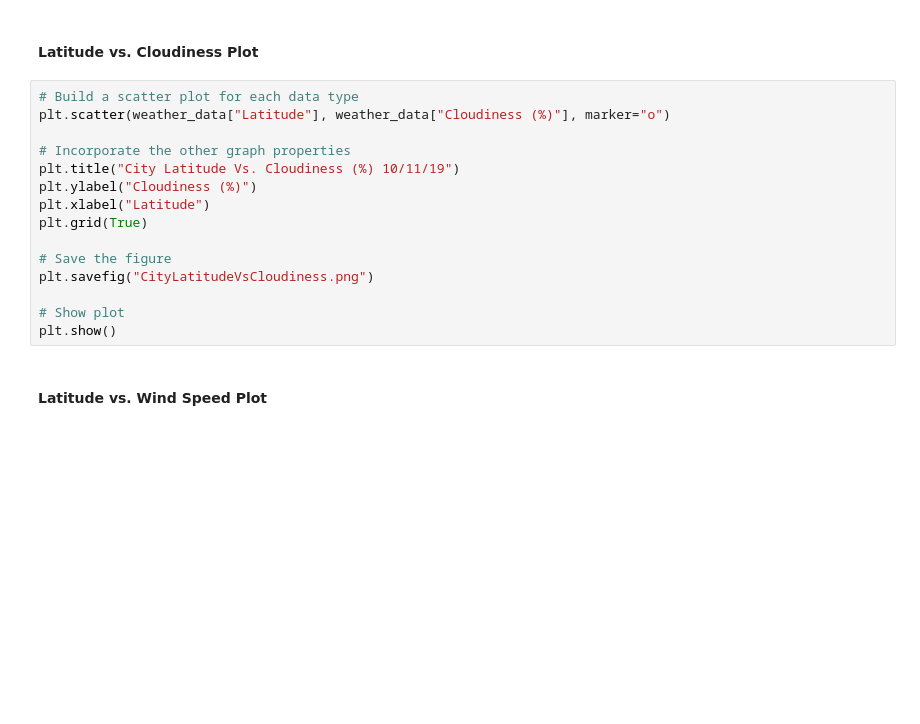
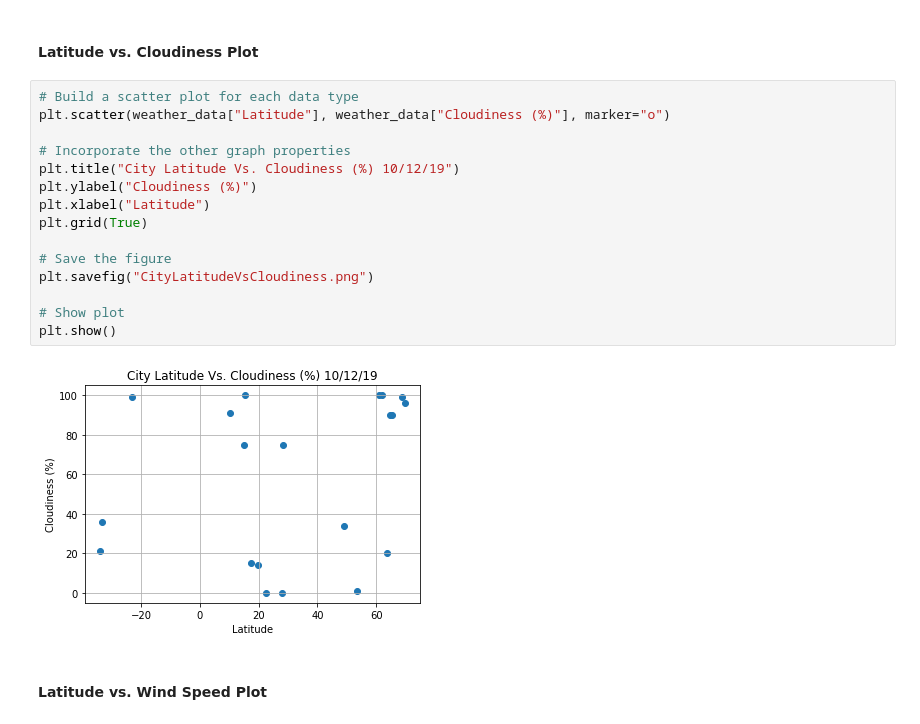
Before and after one commit to scifi451/python-api-challenge, a Jupyter notebook: WeatherPy/WeatherPy-Copy1.ipynb, the cells around one changed output. Saved outputs shown, nothing was run; the diff lists cells and outputs as text; blank space fills up the shorter version.

```diff
--- a/WeatherPy/WeatherPy-Copy1.ipynb
+++ b/WeatherPy/WeatherPy-Copy1.ipynb
@@ -194,18 +208,20 @@ plt.show()
 # %%
 # Build a scatter plot for each data type
 plt.scatter(weather_data["Latitude"], weather_data["Cloudiness (%)"], marker="o")
 
 # Incorporate the other graph properties
-plt.title("City Latitude Vs. Cloudiness (%) 10/11/19")
+plt.title("City Latitude Vs. Cloudiness (%) 10/12/19")
 plt.ylabel("Cloudiness (%)")
 plt.xlabel("Latitude")
 plt.grid(True)
 
 # Save the figure
 plt.savefig("CityLatitudeVsCloudiness.png")
 
 # Show plot
 plt.show()
+# %% [output]
+[figure, added]
 # %% [markdown]
 #### Latitude vs. Wind Speed Plot
 # %%
```
Also changed, not shown: parts of 8 cells of this notebook, 6 other files.
